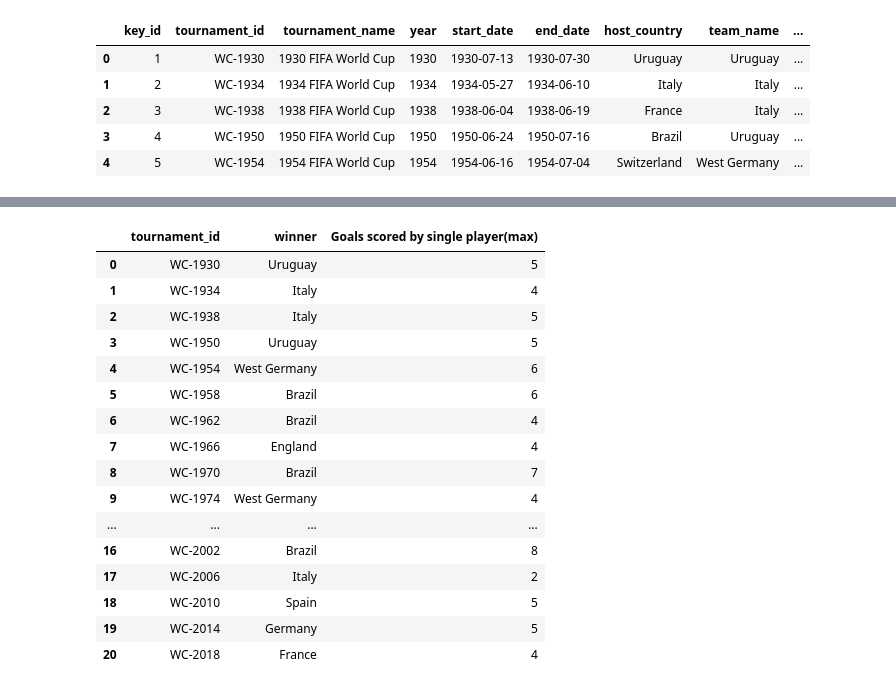
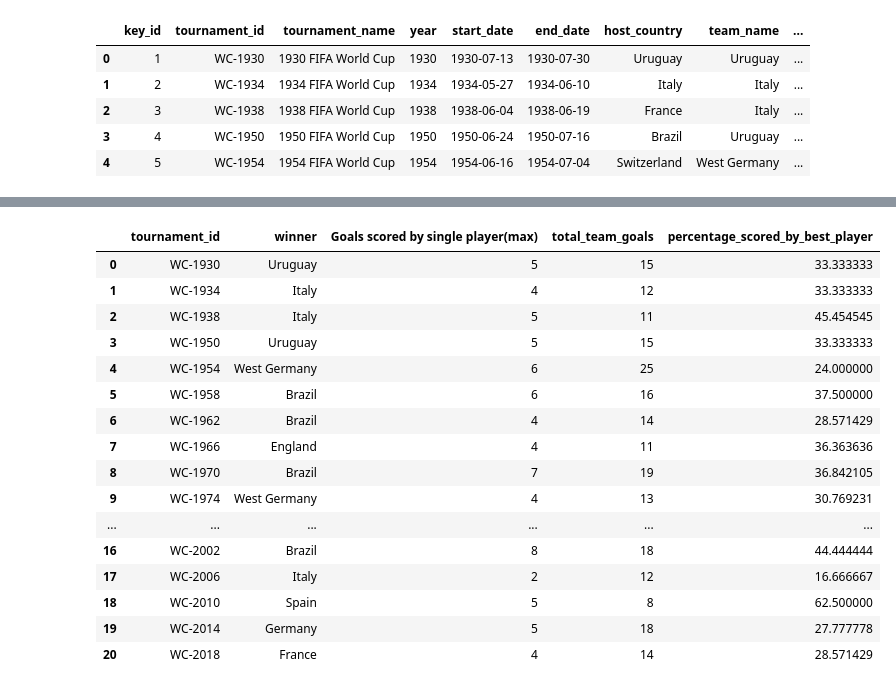
Before and after one commit to NaTaliaebr/Project_1, a Jupyter notebook: data_tranformation/Data_transformation_Q2_single_player_score.ipynb, the cells around one changed output, grey strips where cells are left out. Saved outputs shown, nothing was run; the diff lists cells and outputs as text; code cells hidden in the pictures.

Commit message:
pushing updated codes for Q2 part 2(non winner info added), Q3 (region added),Q4 (non winner info added as well

```diff
--- a/data_tranformation/Data_transformation_Q2_single_player_score.ipynb
+++ b/data_tranformation/Data_transformation_Q2_single_player_score.ipynb
@@ -55,4 +82,4 @@ single_player_goals
 # %%
-single_player_goals.sort_values(['tournament_id','team_name'] )
-single_player_goals['total goals']=single_player_goals.groupby(['tournament_id','team_name'] ).agg({'number_of_goals' : 'sum'})
-single_player_goals
+#single_player_goals.sort_values(['tournament_id','team_name'] )
+total_team_goals=goals_data.groupby(['tournament_id','team_name']).agg({'minute_regulation' : 'count'})
+#total_team_goals
@@ -60,0 +86,4 @@ TypeError: incompatible index of inserted column with frame index
+# %%
+single_player_goals=single_player_goals.merge(total_team_goals, on=['tournament_id','team_name' ], how= 'left')
+single_player_goals=single_player_goals.rename(columns={'minute_regulation': 'total_team_goals'})
+single_player_goals
@@ -61,6 +104,6 @@ TypeError: incompatible index of inserted column with frame index
 # %%
-final=pd.merge(tournament_data[['tournament_id', 'team_name']], single_player_goals, on=['tournament_id','team_name'], how='inner')
-final=final.rename(columns={'minute_regulation' : 'Goals scored by single player'})
+winning_team_single_player_goals=pd.merge(tournament_data[['tournament_id', 'team_name']], single_player_goals, on=['tournament_id','team_name'], how='inner')
+winning_team_single_player_goals=winning_team_single_player_goals.rename(columns={'minute_regulation' : 'Goals scored by single player'})
 pd.set_option('display.max_rows', None)
-final
+winning_team_single_player_goals
 # %% [output]
@@ -84,23 +127,24 @@ final
 # %%
-final=final.groupby(['tournament_id','team_name']).agg({'Goals scored by single player' : 'max'}).reset_index()
-final=final.rename(columns={'team_name' : 'winner'})
-final=final.rename(columns={'Goals scored by single player' : 'Goals scored by single player(max)'})
-final
+winning_team_single_player_goals=winning_team_single_player_goals.groupby(['tournament_id','team_name']).agg({'number_of_goals' : 'max', 'total_team_goals': 'max' }).reset_index()
+winning_team_single_player_goals=winning_team_single_player_goals.rename(columns={'team_name' : 'winner'})
+winning_team_single_player_goals=winning_team_single_player_goals.rename(columns={'number_of_goals' : 'Goals scored by single player(max)'})
+winning_team_single_player_goals['percentage_scored_by_best_player']=winning_team_single_player_goals['Goals scored by single player(max)']/winning_team_single_player_goals['total_team_goals']*100
+winning_team_single_player_goals
 # %% [output]
-|  | tournament_id | winner | Goals scored by single player(max) |
-| 0 | WC-1930 | Uruguay | 5 |
-| 1 | WC-1934 | Italy | 4 |
-| 2 | WC-1938 | Italy | 5 |
-| 3 | WC-1950 | Uruguay | 5 |
-| 4 | WC-1954 | West Germany | 6 |
-| 5 | WC-1958 | Brazil | 6 |
-| 6 | WC-1962 | Brazil | 4 |
-| 7 | WC-1966 | England | 4 |
-| 8 | WC-1970 | Brazil | 7 |
-| 9 | WC-1974 | West Germany | 4 |
-| ... | ... | ... | ... |
-| 16 | WC-2002 | Brazil | 8 |
-| 17 | WC-2006 | Italy | 2 |
-| 18 | WC-2010 | Spain | 5 |
-| 19 | WC-2014 | Germany | 5 |
-| 20 | WC-2018 | France | 4 |
+|  | tournament_id | winner | Goals scored by single player(max) | total_team_goals | percentage_scored_by_best_player |
+| 0 | WC-1930 | Uruguay | 5 | 15 | 33.333333 |
+| 1 | WC-1934 | Italy | 4 | 12 | 33.333333 |
+| 2 | WC-1938 | Italy | 5 | 11 | 45.454545 |
+| 3 | WC-1950 | Uruguay | 5 | 15 | 33.333333 |
+| 4 | WC-1954 | West Germany | 6 | 25 | 24.000000 |
+| 5 | WC-1958 | Brazil | 6 | 16 | 37.500000 |
+| 6 | WC-1962 | Brazil | 4 | 14 | 28.571429 |
+| 7 | WC-1966 | England | 4 | 11 | 36.363636 |
+| 8 | WC-1970 | Brazil | 7 | 19 | 36.842105 |
+| 9 | WC-1974 | West Germany | 4 | 13 | 30.769231 |
+| ... | ... | ... | ... | ... | ... |
+| 16 | WC-2002 | Brazil | 8 | 18 | 44.444444 |
+| 17 | WC-2006 | Italy | 2 | 12 | 16.666667 |
+| 18 | WC-2010 | Spain | 5 | 8 | 62.500000 |
+| 19 | WC-2014 | Germany | 5 | 18 | 27.777778 |
+| 20 | WC-2018 | France | 4 | 14 | 28.571429 |
```
Also changed, not shown: parts of 12 cells of this notebook, 5 other files.
